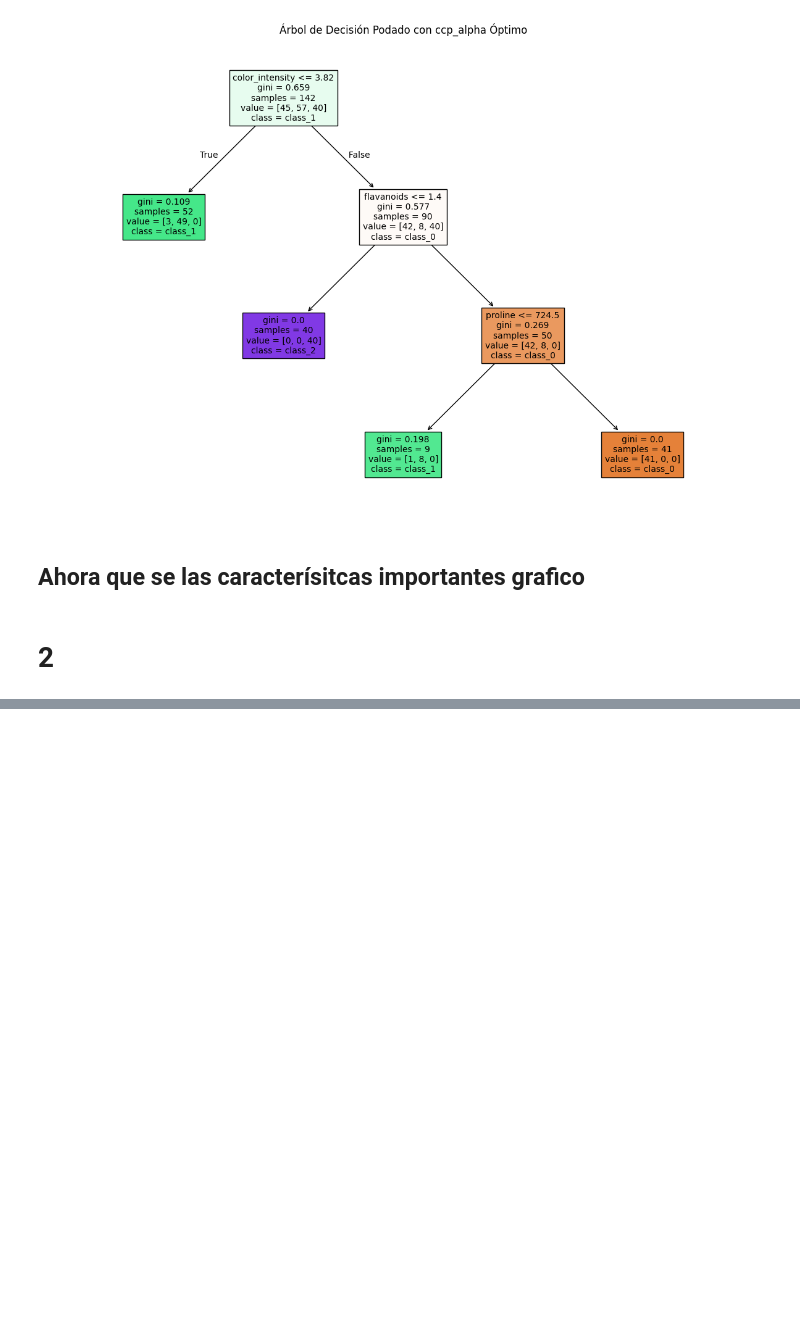
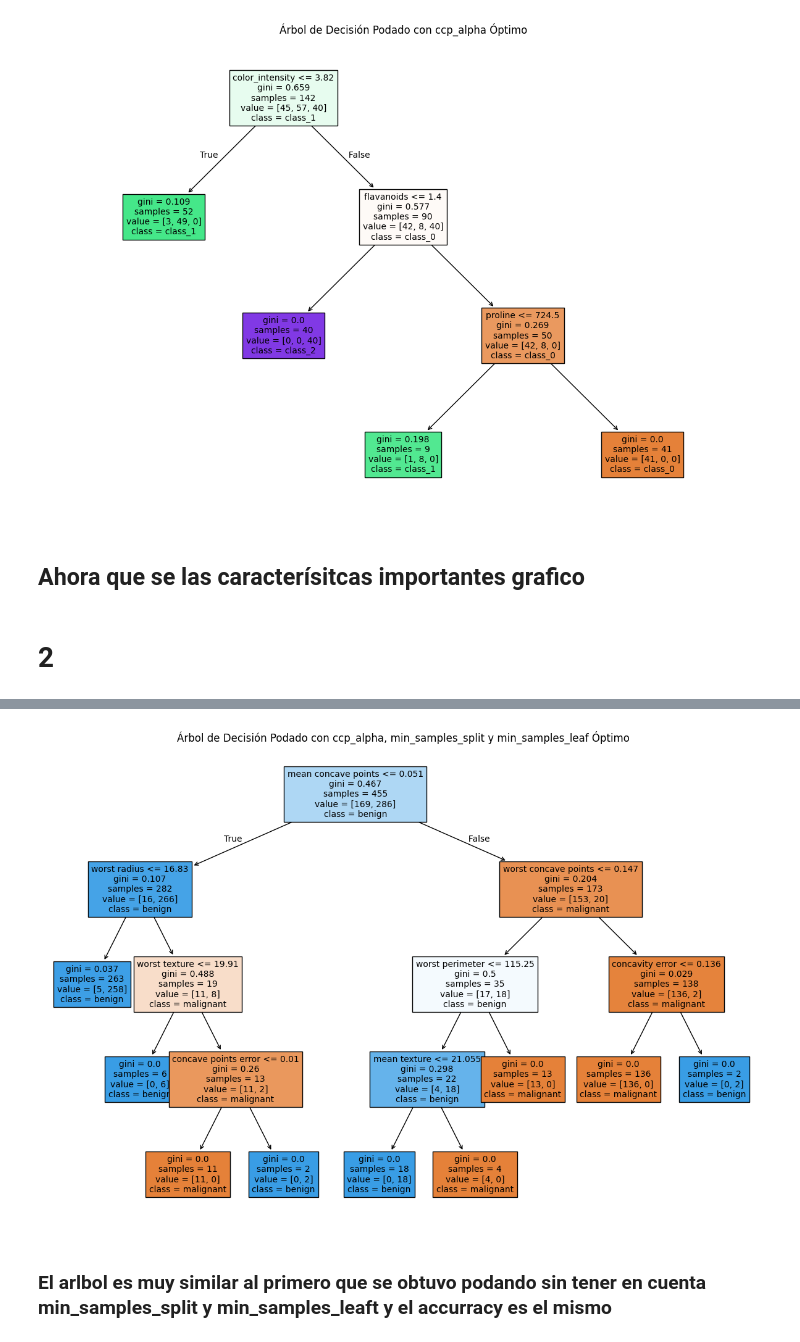
Before and after one commit to marcopadila/Aprendizaje1, a Jupyter notebook: clase05/notebook_05-carlos.ipynb, the cells around one changed output, grey strips where cells are left out. Cells and saved outputs as stored; diff of their text form; code cells hidden in the pictures; blank space fills up the shorter version.

```diff
--- a/clase05/notebook_05-carlos.ipynb
+++ b/clase05/notebook_05-carlos.ipynb
@@ -544,0 +640,20 @@ plt.show()
+# %%
+
+
+# El GridSearchCV con refit=True (por defecto) ya ha re-entrenado el mejor modelo
+tree_pruned_2 = grid_search.best_estimator_
+
+# Evaluamos el nuevo modelo podado
+y_train_pred_p = tree_pruned_2.predict(X_train)
+y_test_pred_p = tree_pruned_2.predict(X_test)
+
+train_accuracy_p = accuracy_score(y_train, y_train_pred_p)
+test_accuracy_p = accuracy_score(y_test, y_test_pred_p)
+
+print("--- Árbol Sobreajustado ---")
+print(f"Precisión en Entrenamiento: {train_accuracy:.4f}")
+print(f"Precisión en Prueba: {test_accuracy:.4f}")
+
+print("\n--- Árbol Podado ---")
+print(f"Precisión en Entrenamiento: {train_accuracy_p:.4f}")
+print(f"Precisión en Prueba: {test_accuracy_p:.4f}")
@@ -544,0 +668,13 @@ plt.show()
+# %%
+plt.figure(figsize=(15, 10))
+plot_tree(tree_pruned_2,
+          feature_names=data.feature_names,
+          class_names=data.target_names,
+          filled=True,
+          fontsize=10)
+plt.title("Árbol de Decisión Podado con ccp_alpha, min_samples_split y min_samples_leaf Óptimo")
+plt.show()
+# %% [output]
+[figure, added]
+# %% [markdown]
+### El arlbol es muy similar al primero que se obtuvo podando sin tener en cuenta min_samples_split y min_samples_leaft y el accurracy es el mismo
```
Also changed, not shown: parts of 17 cells of this notebook.
